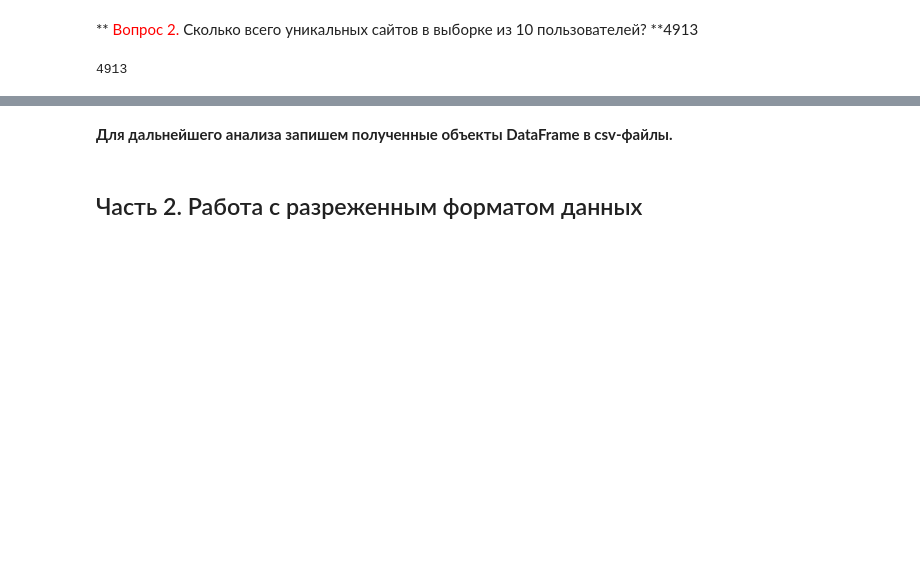
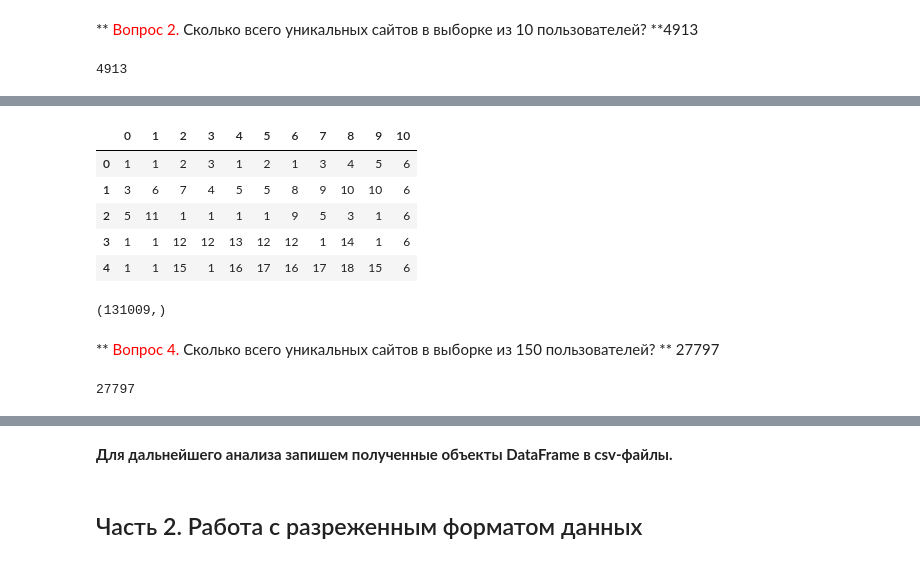
Before and after one commit to Eldar7/mlcourse_open, a Jupyter notebook: jupyter_russian/project_alice/week1_prepare_dataset.ipynb, the cells around one changed output, grey strips where cells are left out. Cells and saved outputs as stored; diff of their text form; code cells hidden in the pictures; blank space fills up the shorter version.

```diff
--- a/jupyter_russian/project_alice/week1_prepare_dataset.ipynb
+++ b/jupyter_russian/project_alice/week1_prepare_dataset.ipynb
@@ -553,0 +679,4 @@ len(site_freq_10users)
+# %%
+%%time
+train_data_150users, site_freq_150users = prepare_train_set_2(os.path.join(PATH_TO_DATA, '150users'),
+                                                     session_length=10)
@@ -553,0 +685,9 @@ len(site_freq_10users)
+# %%
+train_data_150users.head()
+# %% [output]
+|  | 0 | 1 | 2 | 3 | 4 | 5 | 6 | 7 | 8 | 9 | 10 |
+| 0 | 1 | 1 | 2 | 3 | 1 | 2 | 1 | 3 | 4 | 5 | 6 |
+| 1 | 3 | 6 | 7 | 4 | 5 | 5 | 8 | 9 | 10 | 10 | 6 |
+| 2 | 5 | 11 | 1 | 1 | 1 | 1 | 9 | 5 | 3 | 1 | 6 |
+| 3 | 1 | 1 | 12 | 12 | 13 | 12 | 12 | 1 | 14 | 1 | 6 |
+| 4 | 1 | 1 | 15 | 1 | 16 | 17 | 16 | 17 | 18 | 15 | 6 |
@@ -553,0 +696,11 @@ len(site_freq_10users)
+# %%
+train_data_150users[columns].groupby(columns).size().shape
+# %% [output]
+(131009,)
+# %% [markdown]
+**<font color='red'> Вопрос 4. </font> Сколько всего уникальных сайтов в выборке из 150 пользователей? ** 27797
+# %%
+''' ВАШ КОД ЗДЕСЬ '''
+len(site_freq_150users)
+# %% [output]
+27797
```
Also changed, not shown: parts of 28 cells of this notebook, 17 other files.
